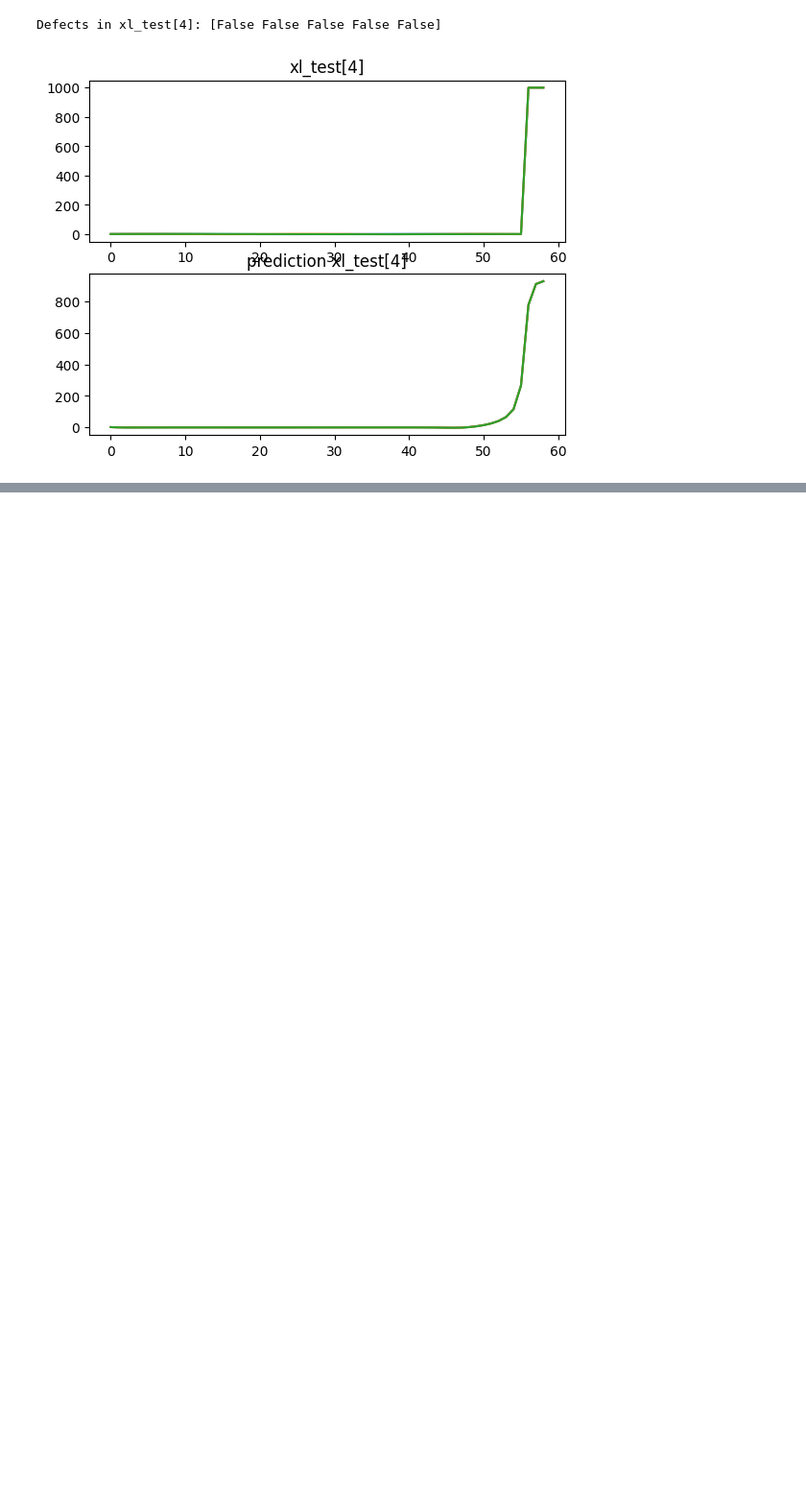
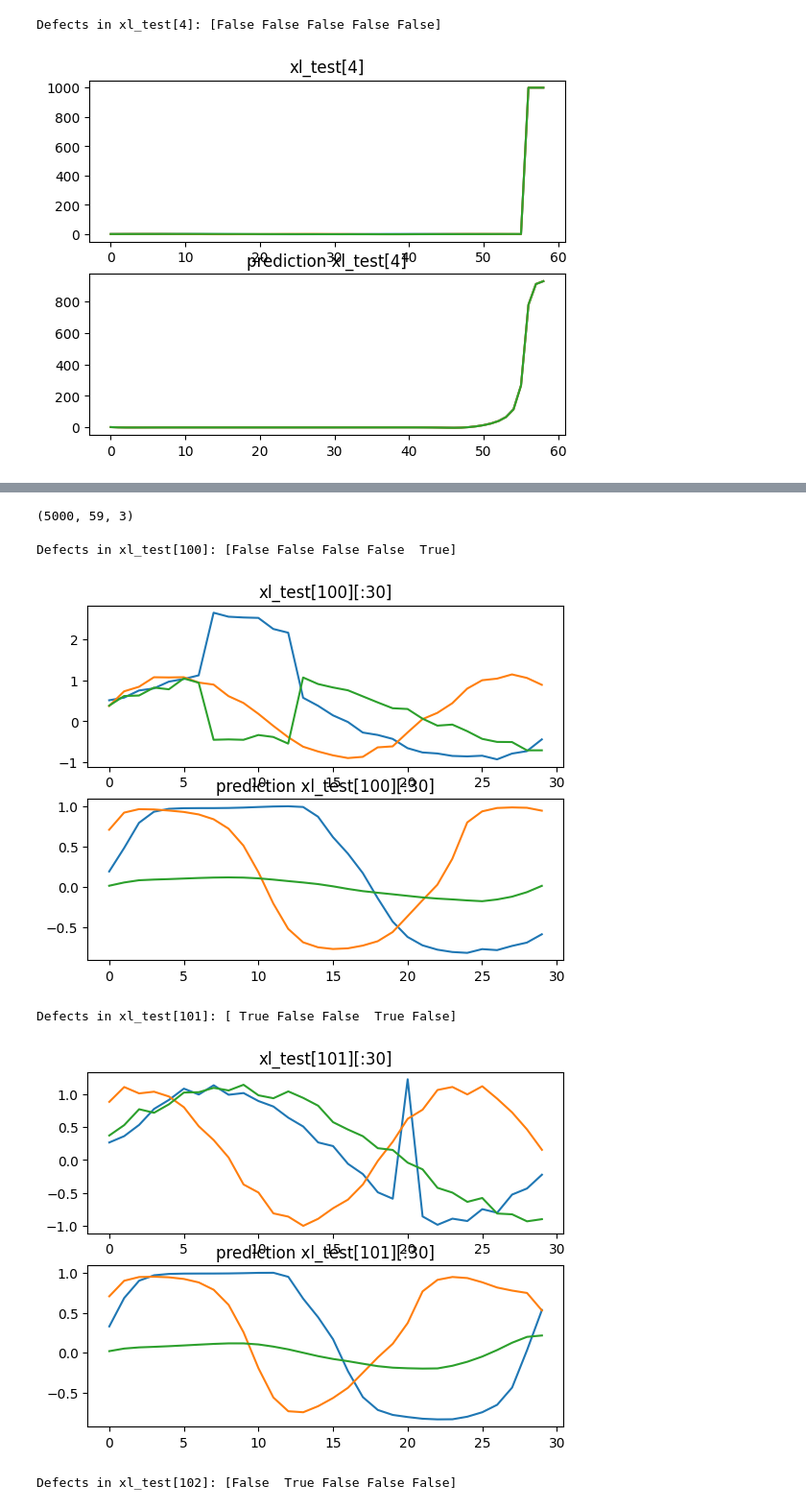
Before and after one commit to bujowskis/ai-experiments, a Jupyter notebook: candy-defects/ProjectData-progress.ipynb, the cells around one changed output, grey strips where cells are left out. Shown at 96% size. Cells and saved outputs as stored; diff of their text form; code cells hidden in the pictures; blank space fills up the shorter version.

```diff
--- a/candy-defects/ProjectData-progress.ipynb
+++ b/candy-defects/ProjectData-progress.ipynb
@@ -387,0 +523,2 @@ Make sure all arrays contain the same number of samples.
+# %%
+autoencoder_predictions = autoencoder.predict(xl_test)
@@ -387,0 +527,23 @@ Make sure all arrays contain the same number of samples.
+# %%
+print(autoencoder_predictions.shape)
+# %% [output]
+(5000, 59, 3)
+# %%
+first_index = 100
+for i in range(first_index, first_index+3):
+    print(f'Defects in xl_test[{i}]: {yl_test[i]}')
+    plt.subplot(2, 1, 1)
+    plt.plot(xl_test[i][:30])
+    plt.title(f'xl_test[{i}][:30]')
+
+    plt.subplot(2, 1, 2)
+    plt.plot(autoencoder_predictions[i][:30])
+    plt.title(f'prediction xl_test[{i}][:30]')
+
+    plt.show()
+# %% [output]
+Defects in xl_test[100]: [False False False False  True]
+[figure, added]
+Defects in xl_test[101]: [ True False False  True False]
+[figure, added]
+Defects in xl_test[102]: [False  True False False False]
```
Also changed, not shown: parts of 11 cells of this notebook, 12 other files.
